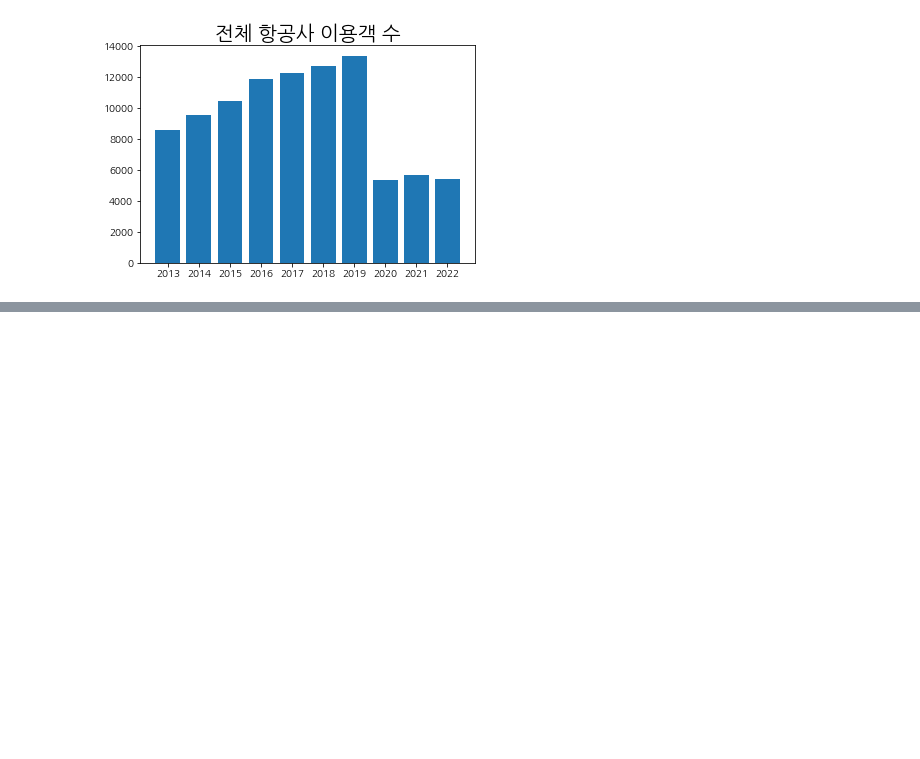
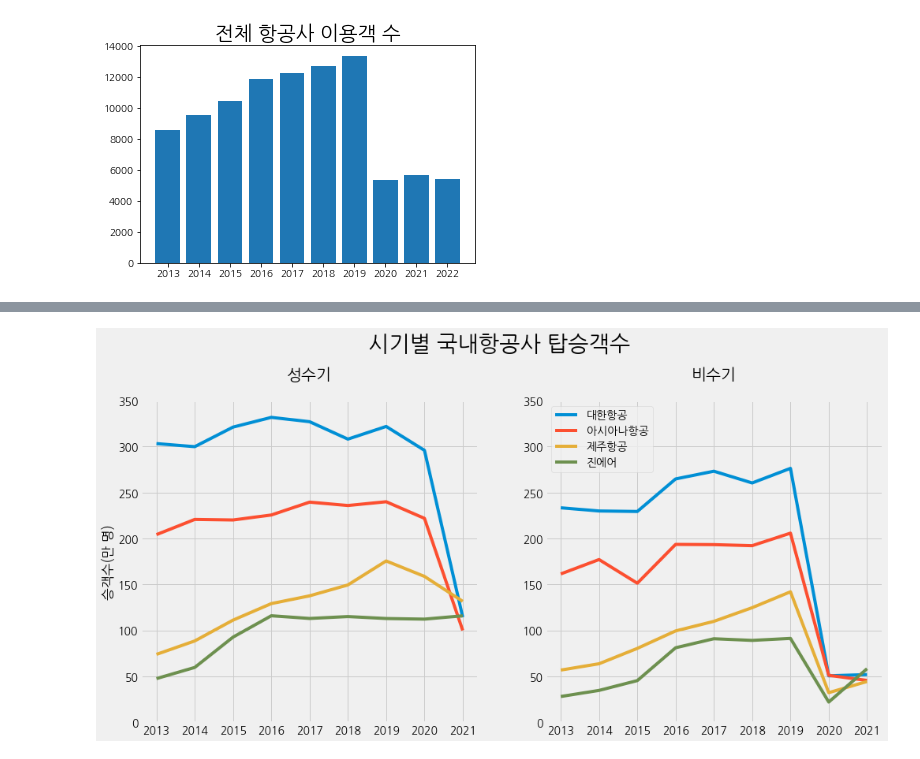
Before and after one commit to JaewooJason/Boostcourse, a Jupyter notebook: Week 4 Mission.ipynb, the cells around one changed output, grey strips where cells are left out. Drawn from its saved outputs; the diff is of its cells as text; code cells hidden in the pictures; blank space fills up the shorter version.

```diff
--- a/Week 4 Mission.ipynb
+++ b/Week 4 Mission.ipynb
@@ -228,0 +246,26 @@ plt.show()
+# %%
+# 시각화3. 비수기(당해 최소탑승객수)/성수기(당해 최대탑승객수) 별 승객수 변화 추이
+
+df0 = df7.query('년도< 2022')
+df_max = df0.groupby(["항공사별", "년도"])["여객 (명)"].max()
+df_min = df0.groupby(["항공사별", "년도"])["여객 (명)"].min()
+airlines = ['대한항공','아시아나항공','제주항공', '진에어']
+
+fig, ax = plt.subplots(1,2, figsize=(15, 7))
+for airline in airlines:
+  ax[0].plot(df_max[airline].index , df_max[airline])
+  ax[1].plot(df_min[airline].index , df_min[airline])
+
+plt.xticks(range(2013, 2022))
+ax[0].set_ylim(0, 350)
+ax[1].set_ylim(0, 350)
+ax[0].set_title("성수기", y=1.05)
+ax[1].set_title("비수기", y=1.05)
+plt.legend(airlines)
+
+ax[0].set_ylabel("승객수(만 명)")
+plt.suptitle("시기별 국내항공사 탑승객수", fontsize=28, y=1.05)
+
+plt.show();
+# %% [output]
+[figure, added]
```
Also changed, not shown: parts of 5 cells of this notebook.
